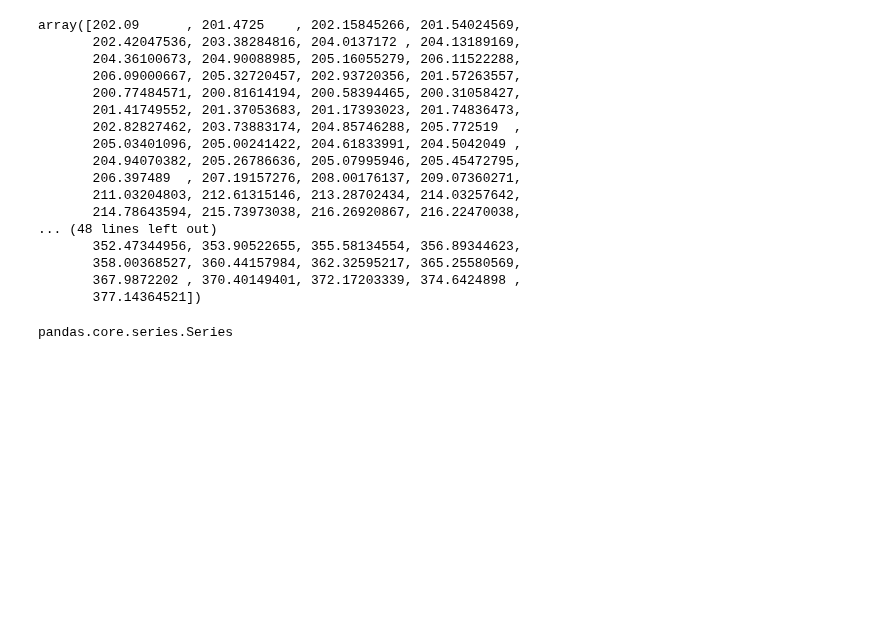
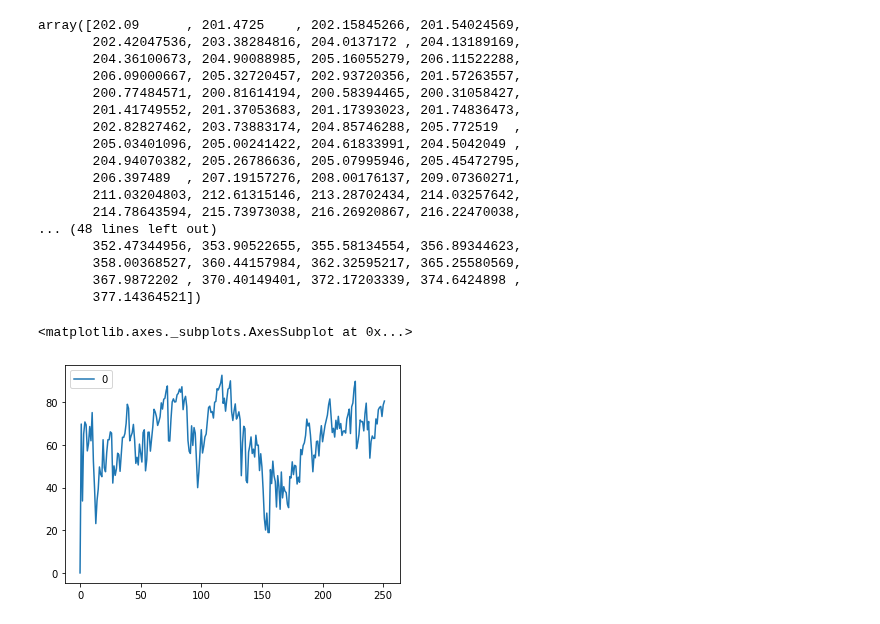
Before and after one commit to allen-chiang/Time-Series-Transformer, a Jupyter notebook: stock_test.ipynb, the cells around one changed output. Saved outputs shown, nothing was run; the diff lists cells and outputs as text; code cells hidden in the pictures; blank space fills up the shorter version.

```diff
--- a/stock_test.ipynb
+++ b/stock_test.ipynb
@@ -164,0 +133,30 @@ xx.shape
+# %%
+df = stock.df
+
+
+data=[dict(type='candlestick',
+           x=df['Date'],
+                open=df['Open'],
+                high=df['High'],
+                low=df['Low'],
+                close=df['Close'],)]
+layout = dict()
+fig = dict(data = data,layout=layout)
+
+colors = []
+INCREASING_COLOR = '#17BECF'
+DECREASING_COLOR = '#7F7F7F'
+for i in range(len(df['Close'])):
+    if i != 0:
+        if df['Close'][i] > df['Close'][i-1]:
+            colors.append(INCREASING_COLOR)
+        else:
+            colors.append(DECREASING_COLOR)
+    else:
+        colors.append(DECREASING_COLOR)
+
+fig['data'].append( dict( x=df['Date'], y=df['Volume'],
+                         marker=dict( color=colors ),
+                         type='bar', yaxis='y', name='Volume' ) )
+
+go.Figure(fig)
@@ -344,7 +344,19 @@ array([202.09      , 201.4725    , 202.15845266, 201.54024569,
        358.00368527, 360.44157984, 362.32595217, 365.25580569,
        367.9872202 , 370.40149401, 372.17203339, 374.6424898 ,
        377.14364521])
-# %%
-type(stock.df['Close'])
-# %% [output]
-pandas.core.series.Series
+# %%
+arr = stock.df['Close'].values
+dif = [arr[i+1]-arr[i] for i in range(len(arr)-1)]
+u_val = [val if val>0 else 0 for val in dif]
+d_val = [-1*val if val<0 else 0 for val in dif]
+
+u_val = pd.DataFrame(u_val)
+d_val = pd.DataFrame(d_val)
+u_ema = ema(u_val, span = 14).mean()
+d_ema = ema(d_val,span=14).mean()
+rs = u_ema/d_ema
+rsi = 100*(1-1/(1+rs))
+rsi.plot()
+# %% [output]
+<matplotlib.axes._subplots.AxesSubplot at 0x...>
+[figure, added]
```
Also changed, not shown: parts of 3 cells of this notebook, 2 other files.
